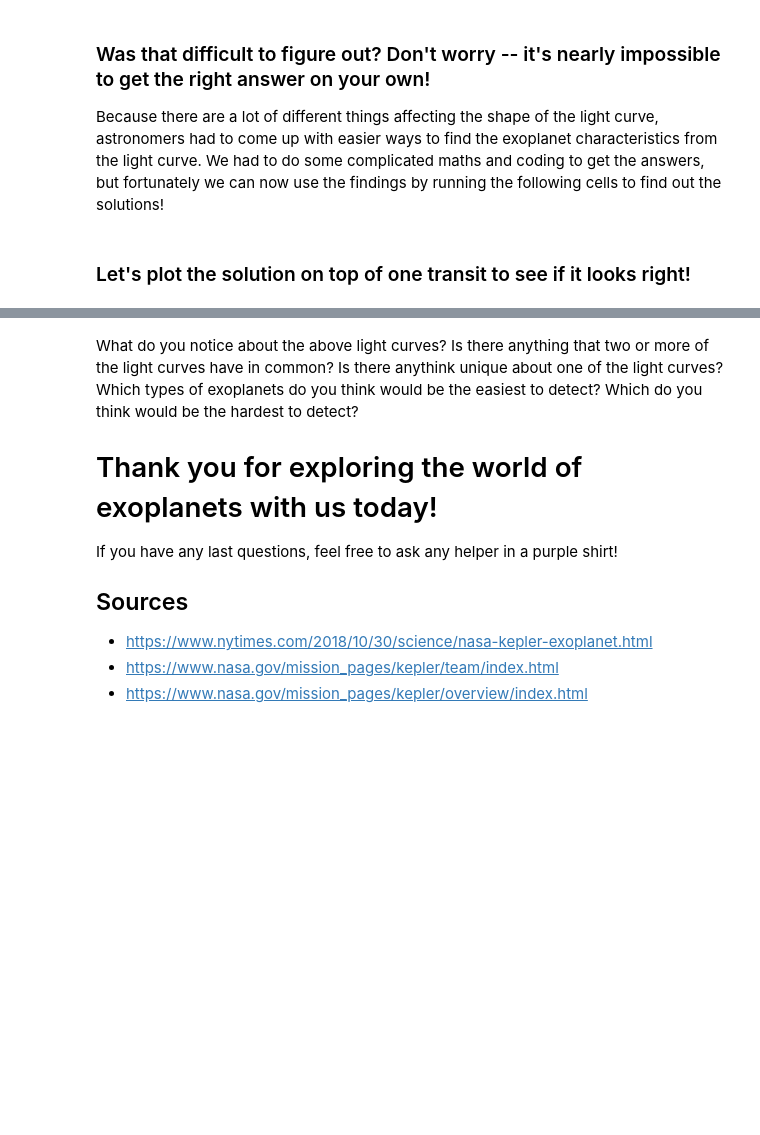
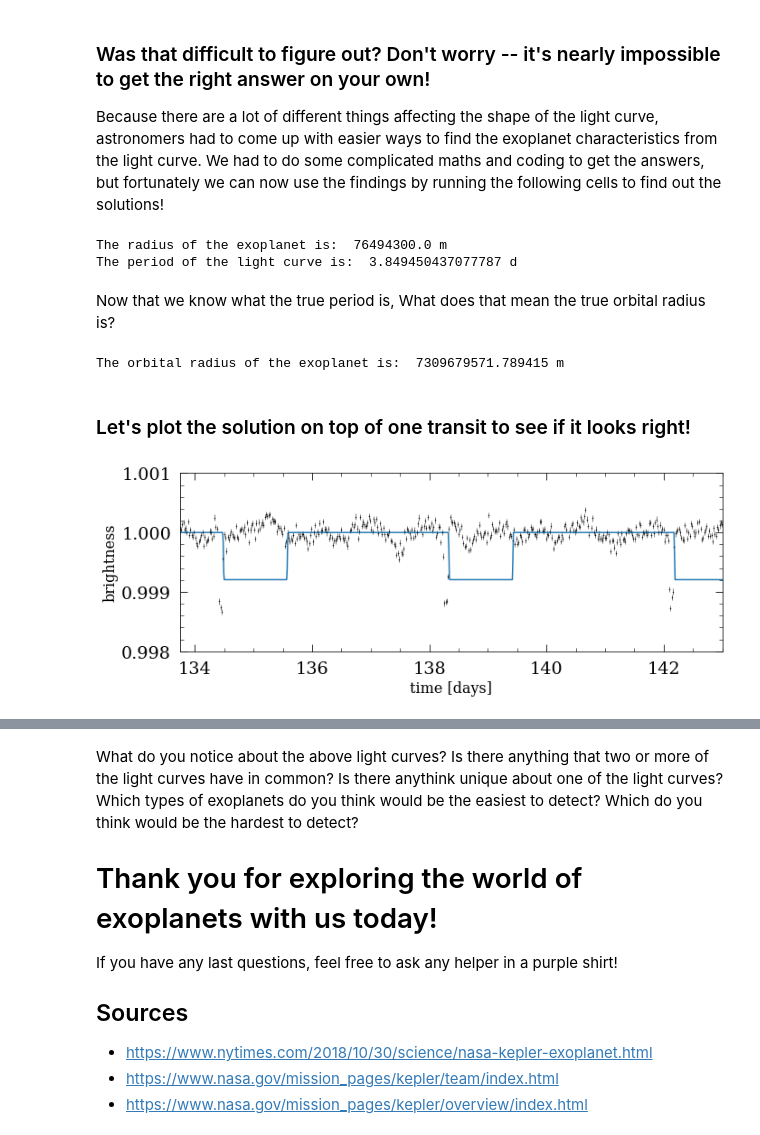
Before and after one commit to erinhay/outreach, a Jupyter notebook: Discovering-Exoplanets/discovering_exoplanets_SuttonTrust_solutions.ipynb, the cells around one changed output, grey strips where cells are left out. Cells and saved outputs as stored; diff of their text form; code cells hidden in the pictures; blank space fills up the shorter version.

```diff
--- a/Discovering-Exoplanets/discovering_exoplanets_SuttonTrust_solutions.ipynb
+++ b/Discovering-Exoplanets/discovering_exoplanets_SuttonTrust_solutions.ipynb
@@ -357,20 +357,22 @@ plt.tight_layout()
 
 Let's use the sliders from before to see if we can determine the period and radius of Kepler 1685's exoplanet. We know that this star is about 3x the size of the sun, so we won't worry about adjusting that value.
 # %%
+true_Rs = 2.891*6.96e8*au.m
+
 fig, ax = plt.subplots(figsize=(10,4))
 
 N_observations = 1000
-times = np.linspace(133.75, 143, N_observations)
+model_times = np.linspace(133.75, 143, N_observations)
 
-@interact(exoplanet_radius = (50_000, 75_000, 1_000), period_of_orbit = (0, 10, 0.1),
-          orbital_radius = (1e7, 5e8, 100_000), offset = (0, 5, 0.05))
+@interact(orbital_radius = (2e9, 9e9, 5e8), exoplanet_radius = (5e7, 1e8, 2e6),
+          star_mass = (1e30, 4e30, 2e29), offset = (0, 10, 1))
 
-def plot(exoplanet_radius, period_of_orbit, orbital_radius, offset):
-    brightness_model = model(times, period = period_of_orbit, R_p = exoplanet_radius,
-                             a = orbital_radius, R_star = 3*696_340, offset = offset)
+def plot(orbital_radius, exoplanet_radius, star_radius, star_mass, offset):
+    model_brightness = model(model_times, a = orbital_radius, R_p = exoplanet_radius,
+                             R_star = true_Rs, M_star = star_mass, offset = offset)
     ax.clear()
     ax.errorbar(Kepler_times, Kepler_brightness, yerr=Kepler_error, ls='None', marker='.', color='black', ms=1, lw=0.5)
-    ax.plot(times, brightness_model)
+    ax.plot(model_times, model_brightness)
     ax.set_xlim(133.75, 143)
     ax.set_ylim(0.998, 1.001)
     ax.set_xlabel('time [days]')
@@ -382,6 +384,12 @@ plt.tight_layout()
 
 Because there are a lot of different things affecting the shape of the light curve, astronomers had to come up with easier ways to find the exoplanet characteristics from the light curve. We had to do some complicated maths and coding to get the answers, but fortunately we can now use the findings by running the following cells to find out the solutions!
 # %%
+true_Ms = 1.07*7.149e7*au.m
+print('The mass of the star is: ', true_Ms)
+
+true_Rp = 1.07*7.149e7*au.m
+print('The radius of the exoplanet is: ', true_Rp)
+
 # Extract the period of the light curve:
 true_period = light_curve_data.to_periodogram("bls").period_at_max_power
 
@@ -393,3 +401,6 @@ brightness_data = folded_light_curve_data.flux.value
 time_data = time_data - np.min(time_data)
 
 print('The period of the light curve is: ', true_period)
+# %% [output]
+The radius of the exoplanet is:  76494300.0 m
+The period of the light curve is:  3.849450437077787 d
@@ -400,22 +407,32 @@ print('The radius of the exoplanet is: ', true_radius)
+# %% [markdown]
+Now that we know what the true period is, What does that mean the true orbital radius is?
+# %%
+true_a = ((true_period.to(au.second)**2 * ac.G * 1.05*1.989e30*au.kg ) / (4 * np.pi**2) )**(1/3)
+
+print('The orbital radius of the exoplanet is: ', true_a)
+# %% [output]
+The orbital radius of the exoplanet is:  7309679571.789415 m
 # %% [markdown]
 ### Let's plot the solution on top of one transit to see if it looks right!
 # %%
 fig, ax = plt.subplots(figsize=(10,4))
 
 N_observations = 1000
-times = np.linspace(133.75, 143, N_observations)
+model_times = np.linspace(133.75, 143, N_observations)
 
-brightness_model = model(times, period = true_period.value, R_p = true_radius.value,
-                         a = 2.55e8, R_star = 3*696_340, offset = 8)
+model_brightness = model(model_times, a = true_a.value, R_p = true_Rp.value,
+                         R_star = true_Rs.value, M_star = true_Ms.value, offset = 8)
 
 ax.errorbar(Kepler_times, Kepler_brightness, yerr=Kepler_error, ls='None', marker='.', color='black', ms=1, lw=0.5)
-ax.plot(times, brightness_model)
+ax.plot(model_times, model_brightness)
 ax.set_xlim(133.75, 143)
 ax.set_ylim(0.998, 1.001)
 ax.set_xlabel('time [days]')
 ax.set_ylabel('brightness')
 
 plt.tight_layout()
+# %% [output]
+[figure, added]
 # %% [markdown]
 ### Looks great! Of course, the fit won't be perfect because of the noise we talked about before causing variations in the brightness of the star. Still, congratulations for successfully discovering your first exoplanet!
 
```
Also changed, not shown: parts of 4 cells of this notebook.
